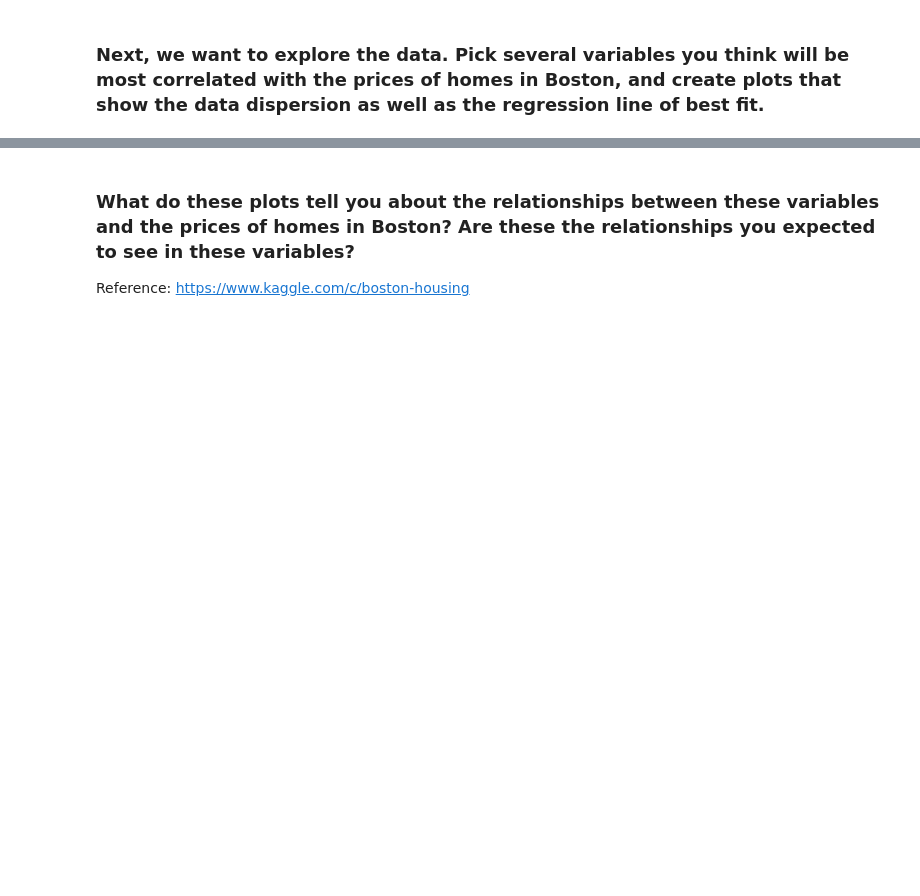
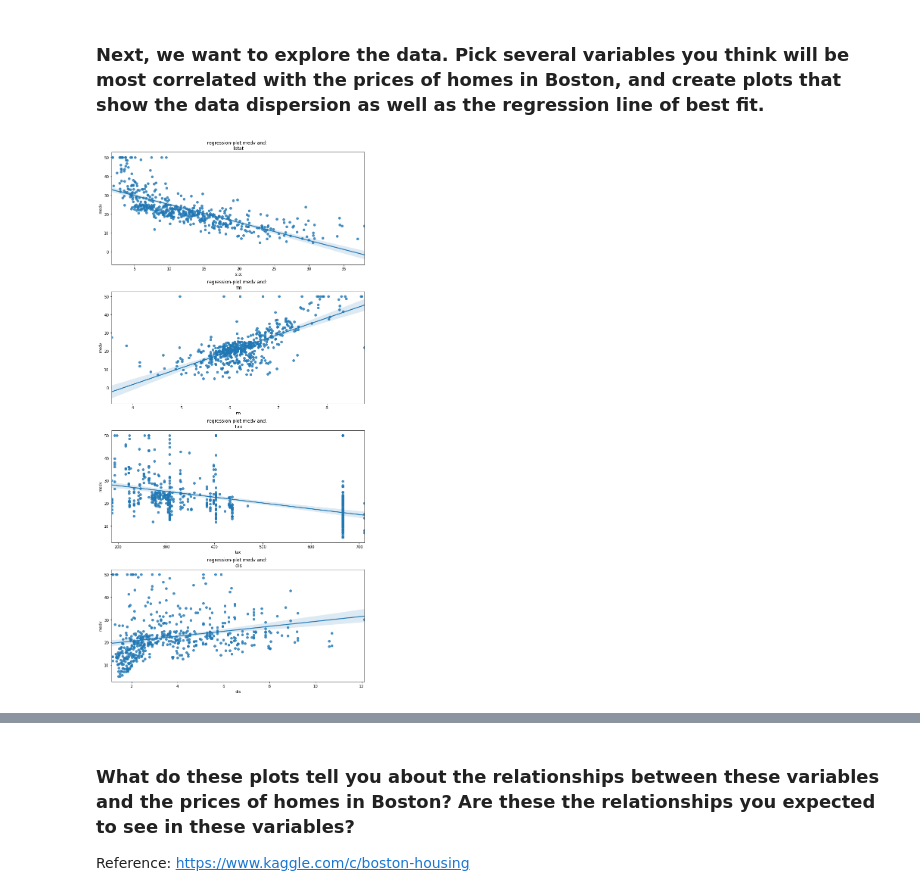
Before and after one commit to jetsal/data_analytics202103_module_3, a Jupyter notebook: labs/module_3_labs/Evaluation_Sup_learning/your_code/main.ipynb, the cells around one changed output, grey strips where cells are left out. Cells and saved outputs as stored; diff of their text form; code cells hidden in the pictures; blank space fills up the shorter version.

```diff
--- a/labs/module_3_labs/Evaluation_Sup_learning/your_code/main.ipynb
+++ b/labs/module_3_labs/Evaluation_Sup_learning/your_code/main.ipynb
@@ -20,0 +23,4 @@ Download the Boston dataset from [here](https://drive.google.com/file/d/1Bux3hwV
+# %%
+#your code here
+boston = pd.read_csv("../data/Boston.csv")
+boston.head() #looks like unnamed column can go.
@@ -26,0 +75,17 @@ Download the Boston dataset from [here](https://drive.google.com/file/d/1Bux3hwV
+# %%
+# Your plots here
+plot_cols = boston[["lstat", "rm", "tax", "dis", "medv"]]
+
+fig, ax = plt.subplots(4,1, figsize=(10,20))
+fig.tight_layout(h_pad=5)
+
+# Iterate to draw each scatter plot
+for i in range(4):
+    plt.sca(ax[i])
+    sns.regplot(x=plot_cols.iloc[:, i], y=plot_cols.iloc[:, 4])
+    plt.xlabel(plot_cols.columns[i])
+    plt.ylabel(plot_cols.columns[4])
+    plt.title(f'regression-plot medv and: \n {plot_cols.columns[i]}')
+plt.show();
+# %% [output]
+[figure, added]
```
Also changed, not shown: parts of 45 cells of this notebook.
